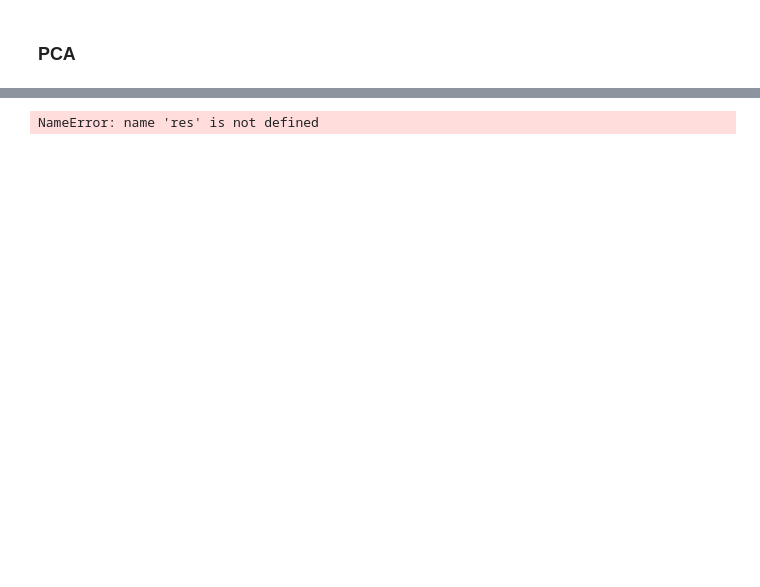
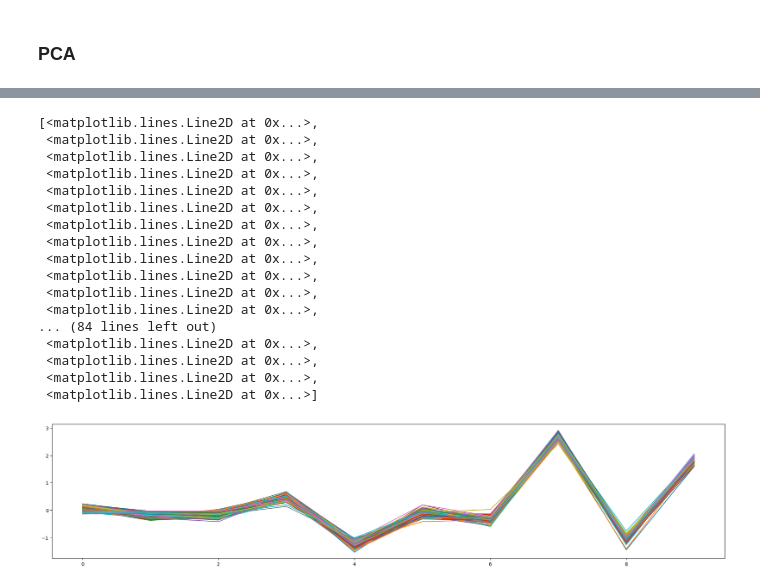
Before and after one commit to julianvanmeggelen/Thesis, a Jupyter notebook: Simulation/Benchmark.ipynb, the cells around one changed output, grey strips where cells are left out. Saved outputs shown, nothing was run; the diff lists cells and outputs as text; code cells hidden in the pictures; blank space fills up the shorter version.

```diff
--- a/Simulation/Benchmark.ipynb
+++ b/Simulation/Benchmark.ipynb
@@ -141,5 +177,6 @@ cc on test data: 0.8360842311426986
 # %%
-mod = sm.tsa.DynamicFactor(endog=y_train, k_factors=cfg.factor_dim, factor_order=2, error_order=2)
-initial_res = mod.fit(method='powell', disp=False)
-res = mod.fit(initial_res.params, disp=True)
+mod = sm.tsa.DynamicFactor(endog=y_train[0:100], k_factors=cfg.factor_dim, factor_order=1, error_order=0)
+#initial_res = mod.fit(method='powell', disp=True)
+#res = mod.fit(initial_res.params, disp=True)
+res = mod.fit( disp=True)
 # %% [output]
@@ -147,4 +211,21 @@ KeyboardInterrupt:
-# %%
-res.factors
-# %% [output]
-NameError: name 'res' is not defined
+# %%
+plt.plot(res.factors['filtered'])
+# %% [output]
+[<matplotlib.lines.Line2D at 0x...>,
+ <matplotlib.lines.Line2D at 0x...>,
+ <matplotlib.lines.Line2D at 0x...>,
+ <matplotlib.lines.Line2D at 0x...>,
+ <matplotlib.lines.Line2D at 0x...>,
+ <matplotlib.lines.Line2D at 0x...>,
+ <matplotlib.lines.Line2D at 0x...>,
+ <matplotlib.lines.Line2D at 0x...>,
+ <matplotlib.lines.Line2D at 0x...>,
+ <matplotlib.lines.Line2D at 0x...>,
+ <matplotlib.lines.Line2D at 0x...>,
+ <matplotlib.lines.Line2D at 0x...>,
+... (84 lines left out)
+ <matplotlib.lines.Line2D at 0x...>,
+ <matplotlib.lines.Line2D at 0x...>,
+ <matplotlib.lines.Line2D at 0x...>,
+ <matplotlib.lines.Line2D at 0x...>]
+[figure, added]
```
Also changed, not shown: parts of 8 cells of this notebook, 27 other files.
